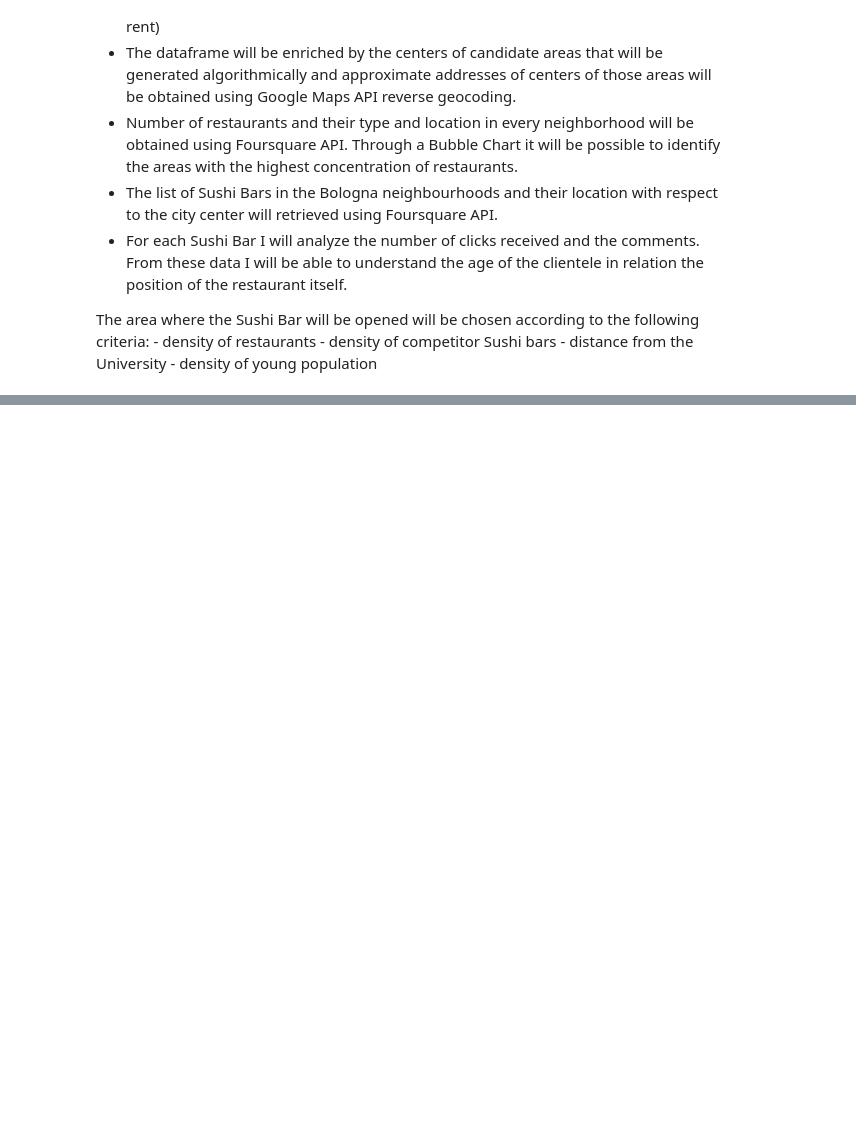
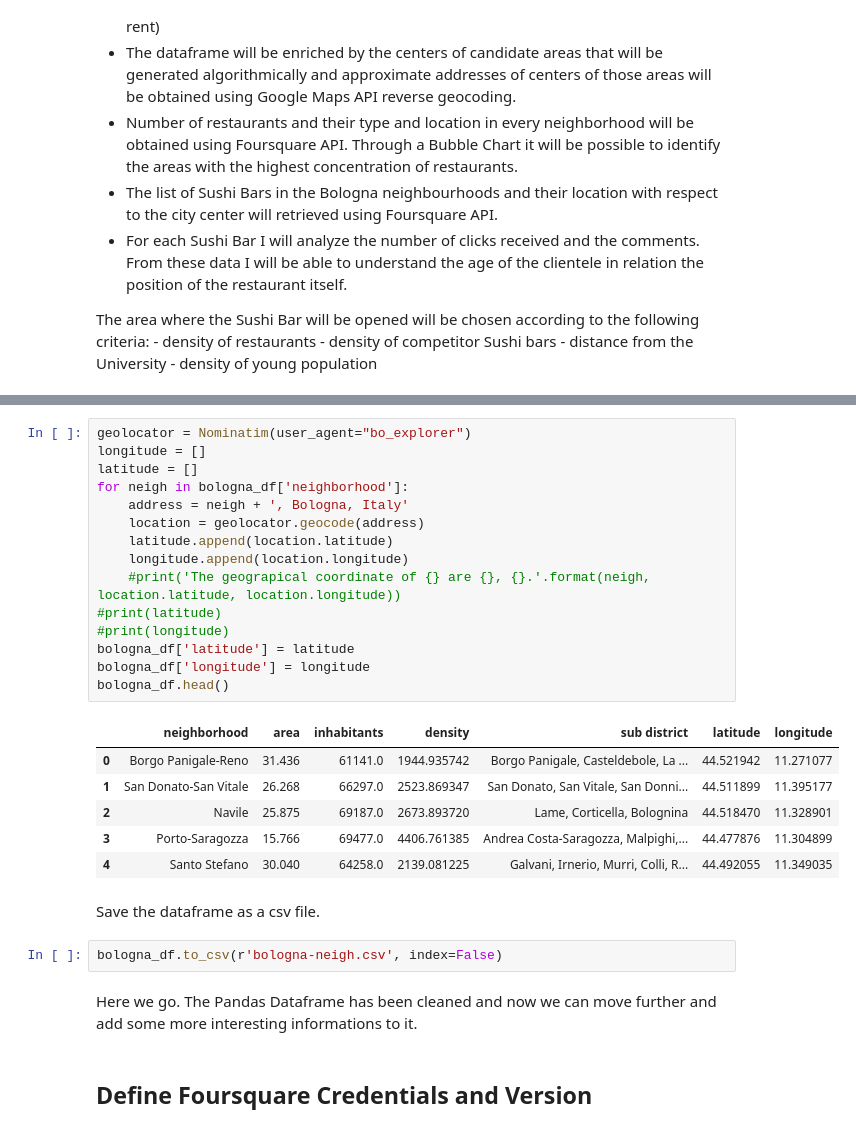
Before and after one commit to fabioantonini/Applied-Data-Science-Coursera-Capstone, a Jupyter notebook: Applied Data Science Capstone.ipynb, the cells around one changed output, grey strips where cells are left out. Drawn from its saved outputs; the diff is of its cells as text; blank space fills up the shorter version.

```diff
--- a/Applied Data Science Capstone.ipynb
+++ b/Applied Data Science Capstone.ipynb
@@ -38,0 +165,30 @@ The area where the Sushi Bar will be opened will be chosen according to the foll
+# %%
+geolocator = Nominatim(user_agent="bo_explorer")
+longitude = []
+latitude = []
+for neigh in bologna_df['neighborhood']:
+    address = neigh + ', Bologna, Italy'
+    location = geolocator.geocode(address)
+    latitude.append(location.latitude)
+    longitude.append(location.longitude)
+    #print('The geograpical coordinate of {} are {}, {}.'.format(neigh, location.latitude, location.longitude))
+#print(latitude)
+#print(longitude)
+bologna_df['latitude'] = latitude
+bologna_df['longitude'] = longitude
+bologna_df.head()
+# %% [output]
+|  | neighborhood | area | inhabitants | density | sub district | latitude | longitude |
+| 0 | Borgo Panigale-Reno | 31.436 | 61141.0 | 1944.935742 | Borgo Panigale, Casteldebole, La ... | 44.521942 | 11.271077 |
+| 1 | San Donato-San Vitale | 26.268 | 66297.0 | 2523.869347 | San Donato, San Vitale, San Donni... | 44.511899 | 11.395177 |
+| 2 | Navile | 25.875 | 69187.0 | 2673.893720 | Lame, Corticella, Bolognina | 44.518470 | 11.328901 |
+| 3 | Porto-Saragozza | 15.766 | 69477.0 | 4406.761385 | Andrea Costa-Saragozza, Malpighi,... | 44.477876 | 11.304899 |
+| 4 | Santo Stefano | 30.040 | 64258.0 | 2139.081225 | Galvani, Irnerio, Murri, Colli, R... | 44.492055 | 11.349035 |
+# %% [markdown]
+Save the dataframe as a csv file.
+# %%
+bologna_df.to_csv(r'bologna-neigh.csv', index=False)
+# %% [markdown]
+Here we go. The Pandas Dataframe has been cleaned and now we can move further and add some more interesting informations to it.
+# %% [markdown]
+## Define Foursquare Credentials and Version
```
Also changed, not shown: parts of 20 cells of this notebook.
